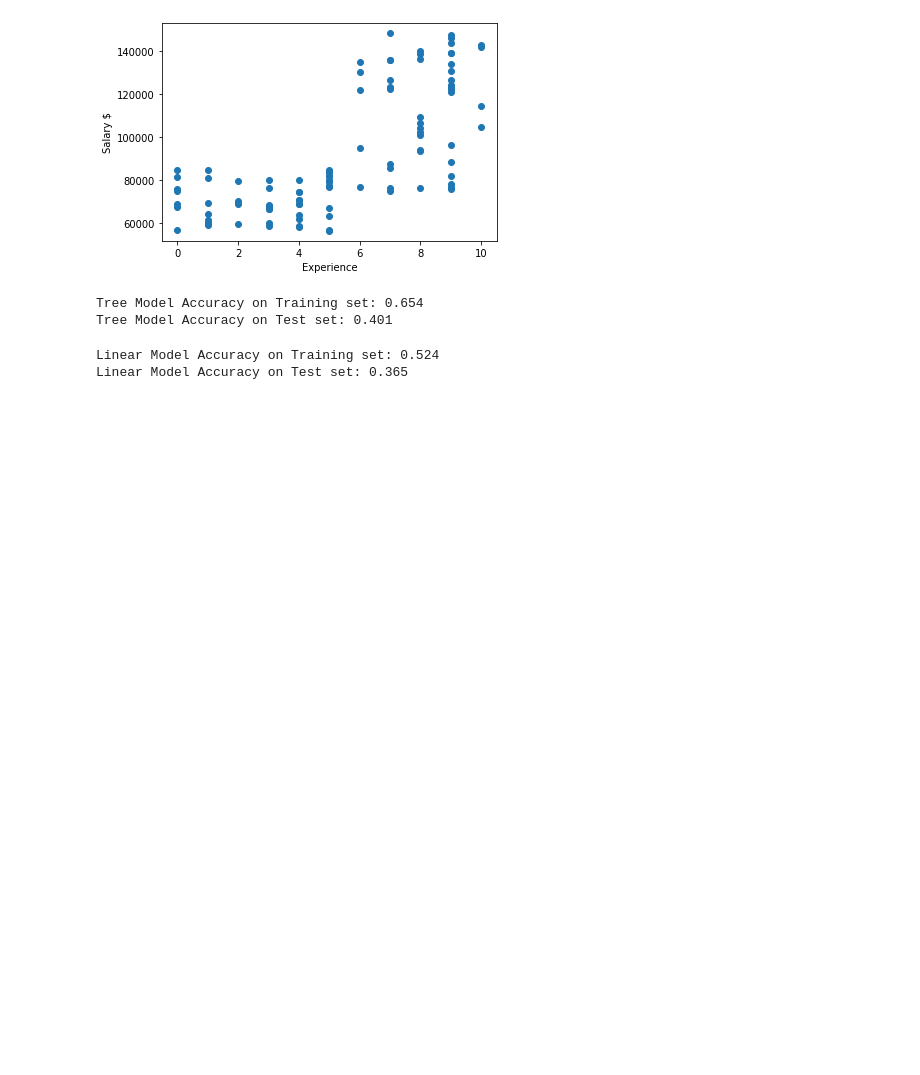
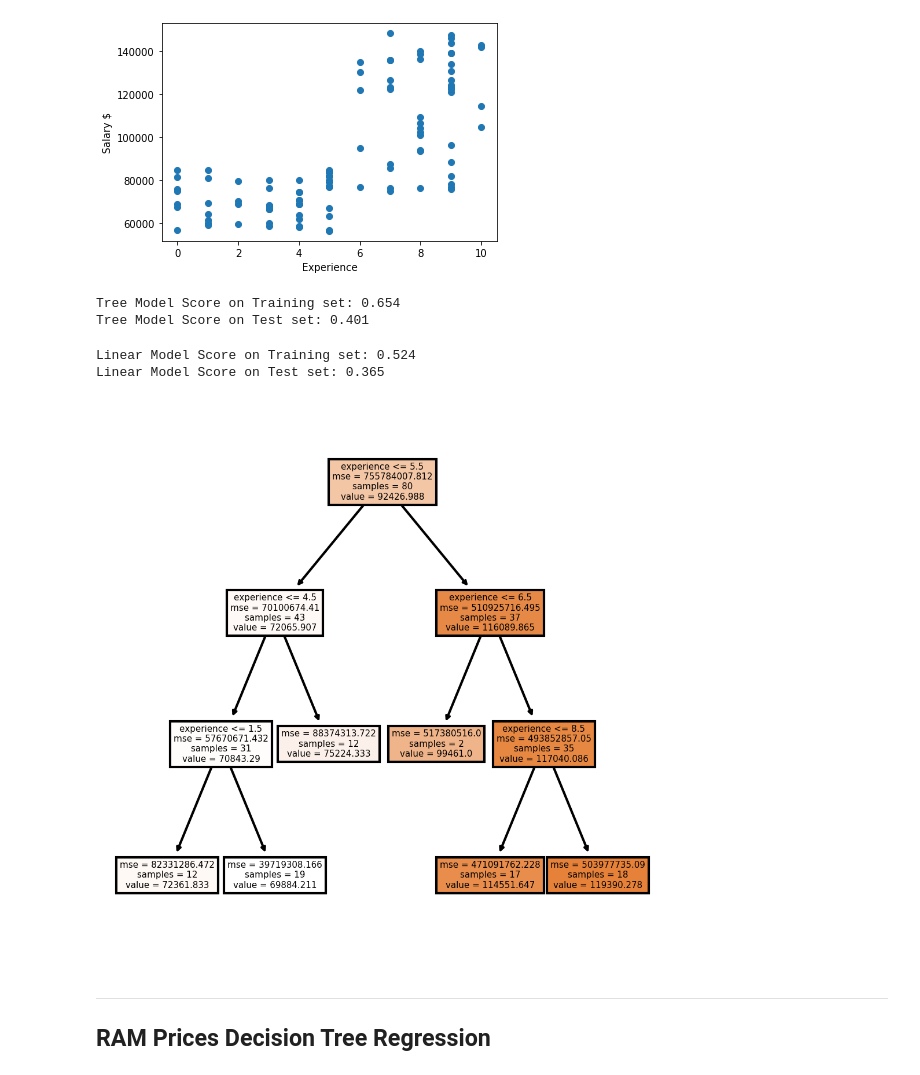
Before and after one commit to hank-butler/GenAssembly, a Jupyter notebook: decision_trees.ipynb, the cells around one changed output. Drawn from its saved outputs; the diff is of its cells as text; code cells hidden in the pictures; blank space fills up the shorter version.

Commit message:
reordered regression examples

```diff
--- a/decision_trees.ipynb
+++ b/decision_trees.ipynb
@@ -217,14 +154,25 @@ linear_reg = LinearRegression().fit(X_train, y_train)
 pred_tree_reg = tree_reg.predict(X_test)
 pred_lr = linear_reg.predict(X_test)
 # %%
-print("Tree Model Accuracy on Training set: {:.3f}".format(tree_reg.score(X_train, y_train)))
-print("Tree Model Accuracy on Test set: {:.3f}".format(tree_reg.score(X_test, y_test)))
+print("Tree Model Score on Training set: {:.3f}".format(tree_reg.score(X_train, y_train)))
+print("Tree Model Score on Test set: {:.3f}".format(tree_reg.score(X_test, y_test)))
 # %% [output]
-Tree Model Accuracy on Training set: 0.654
-Tree Model Accuracy on Test set: 0.401
+Tree Model Score on Training set: 0.654
+Tree Model Score on Test set: 0.401
 # %%
-print("Linear Model Accuracy on Training set: {:.3f}".format(linear_reg.score(X_train, y_train)))
-print("Linear Model Accuracy on Test set: {:.3f}".format(linear_reg.score(X_test, y_test)))
+print("Linear Model Score on Training set: {:.3f}".format(linear_reg.score(X_train, y_train)))
+print("Linear Model Score on Test set: {:.3f}".format(linear_reg.score(X_test, y_test)))
 # %% [output]
-Linear Model Accuracy on Training set: 0.524
-Linear Model Accuracy on Test set: 0.365
+Linear Model Score on Training set: 0.524
+Linear Model Score on Test set: 0.365
+# %%
+fig, axes = plt.subplots(nrows = 1, ncols = 1, figsize = (4, 4), dpi = 300)
+
+tree.plot_tree(tree_reg,
+              feature_names = salaries.columns,
+              filled = True);
+# %% [output]
+[figure, added]
+# %% [markdown]
+---
+## RAM Prices Decision Tree Regression
```
Also changed, not shown: parts of 13 cells of this notebook.
